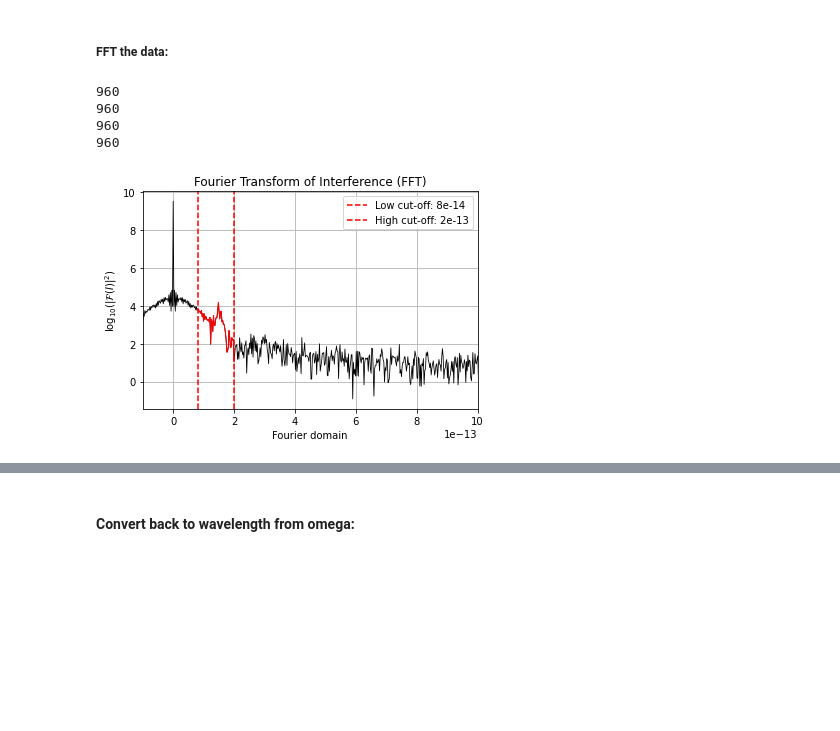
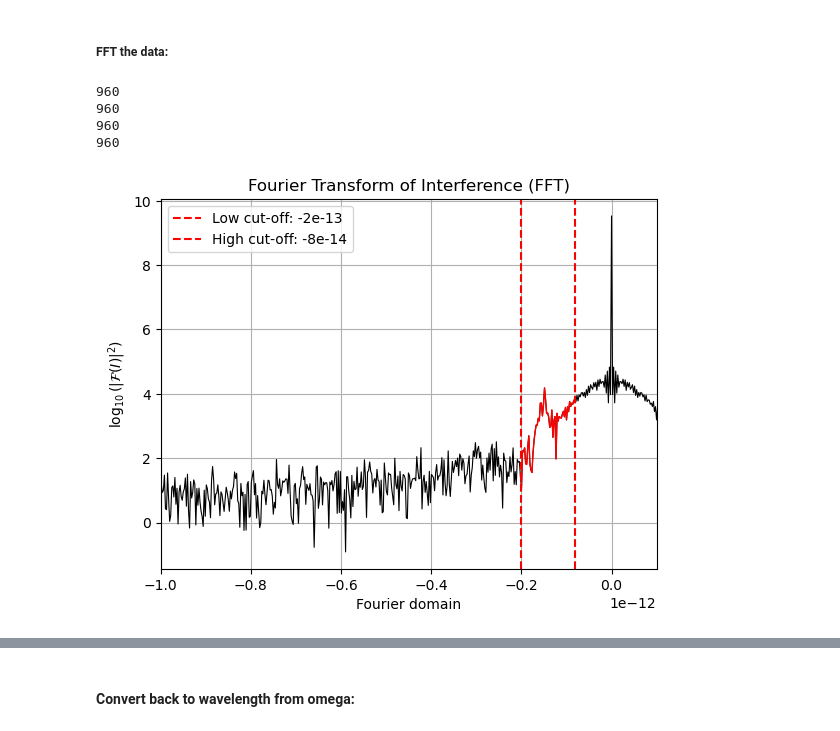
Before and after one commit to jmorse2020/FYP_Simulations, a Jupyter notebook: HCF_FFT_Dispersion_Extraction.ipynb, the cells around one changed output, grey strips where cells are left out. Drawn from its saved outputs; the diff is of its cells as text; code cells hidden in the pictures; blank space fills up the shorter version.

```diff
--- a/HCF_FFT_Dispersion_Extraction.ipynb
+++ b/HCF_FFT_Dispersion_Extraction.ipynb
@@ -94,8 +94,8 @@ import matplotlib.pyplot as plt
 # Provide data:
 data_set = "b6"
 # interference_data_path =  "/Users/jackmorse/Documents/University/Year 4/FYP/Data/21-Feb-2024/csv/HCF_120cm_16of40_61510um_Jack_21022024_1019.csv" # "/Users/jackmorse/Documents/University/Year 4/FYP/Physics-FYP/Sample-Data-1/" + data_set + "_fringes.csv"
-#interference_data_path = r'C:\Users\met50\OneDrive - University of Bath\Uni\Final Year\Project\Cleaned_FYP_Repo\LabData\HCF_120cm_16of40_61510um_Jack_21022024_1019.csv'
-interference_data_path = r'C:\Users\molly\OneDrive - University of Bath\Uni\Final Year\Project\Cleaned_FYP_Repo\LabData\HCF_120cm_16of40_61510um_Jack_21022024_1019.csv'
+interference_data_path = r'C:\Users\met50\OneDrive - University of Bath\Uni\Final Year\Project\Cleaned_FYP_Repo\LabData\HCF_120cm_16of40_61510um_Jack_21022024_1019.csv'
+#interference_data_path = r'C:\Users\molly\OneDrive - University of Bath\Uni\Final Year\Project\Cleaned_FYP_Repo\LabData\HCF_120cm_16of40_61510um_Jack_21022024_1019.csv'
 reference_data_path = "" # "/Users/jackmorse/Documents/University/Year 4/FYP/Physics-FYP/Sample-Data-1/" + data_set + "_ref.csv"
 fibre_data_path = "" # "/Users/jackmorse/Documents/University/Year 4/FYP/Physics-FYP/Sample-Data-1/" + data_set + "_signal.csv"
 min_wavelength = 740
@@ -205,40 +205,43 @@ if not (reference_data_path == "" or fibre_data_path == ""):
 ##### FFT the data:
 # %%
 xscale = 1e-12
-keep_min_freq =  0.08 * xscale
-keep_max_freq = 2e-13 # 0.2 * xscale
-xlim = [-0.1 * xscale, 1 * xscale]
+# keep_min_freq =  0.08 * xscale
+# keep_max_freq = 2e-13 # 0.2 * xscale
+keep_max_freq =  -0.08 * xscale
+keep_min_freq = -2e-13 # 0.2 * xscale
+# xlim = [-0.1 * xscale, 1 * xscale]
+xlim = [-1 * xscale, 0.1 * xscale]
 ylim = None
 
 print(len(x))
 print(len(y))
 [xf, yf] = de.TraceFFT(x, y, normalise=False, hanning=False) # de.TraceFFT(x = x, y = y, normalise = False, hanning = False)
 print(len(yf))
 print(len(xf))
 plt.plot(xf, np.log10(np.abs(yf)**2), color = 'k', linewidth = 0.8)
 plt.axvline(keep_min_freq, color = 'red', linestyle = '--', label= f"Low cut-off: {keep_min_freq}")
 if keep_max_freq is not None:
     plt.axvline(keep_max_freq, color = 'red', linestyle = '--', label= f"High cut-off: {keep_max_freq}")
 idx = de.FilterIndicesFFT(xf, np.abs(yf), "right", keep_min_freq, keep_max_freq)
 filtered_fourier_data = de.BoxFilter(yf, idx)
 plt.plot(xf[idx], np.log10(np.abs(filtered_fourier_data[idx])**2), color='red', linewidth = 1)
 plt.grid()
 plt.legend()
 plt.title("Fourier Transform of Interference (FFT)")
 plt.xlabel("Fourier domain")
 plt.ylabel(r'$\log_{10}(|\mathcal{F}(I)|^2)$')
 # plt.ylim([5,6])
 if xlim is not None:
     plt.xlim(xlim)
 if ylim is not None:
     plt.ylim(ylim)
 plt.show()
 # %% [output]
 960
 960
 960
 960
-[figure, old version]
+[figure, new version]
 # %%
 filtered_y = de.InverseFFT(filtered_fourier_data)
 final_ys = de.ExtractAndUnwrap(filtered_y)
```
Also changed, not shown: parts of 20 cells of this notebook.
